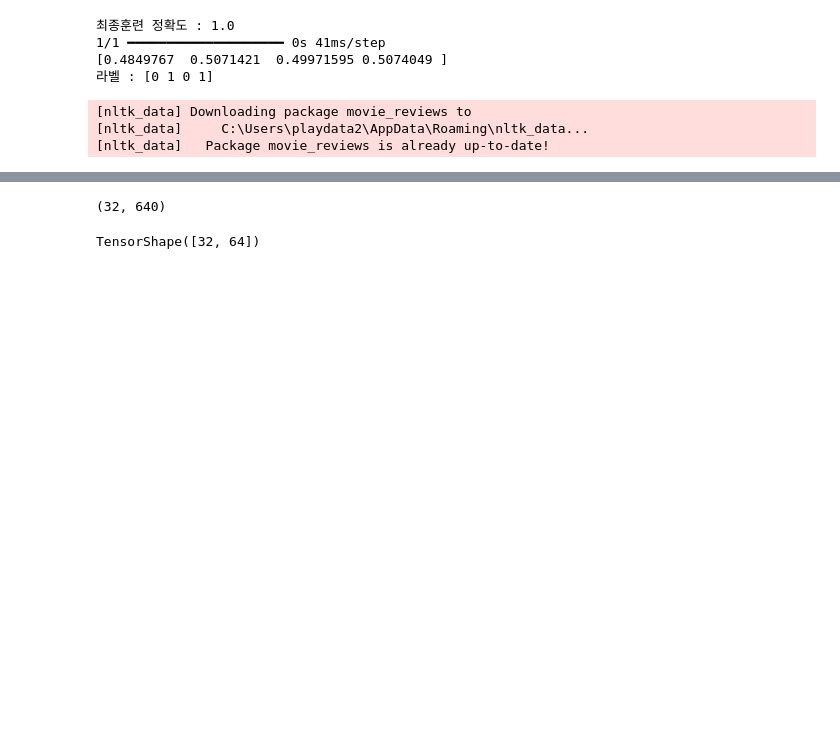
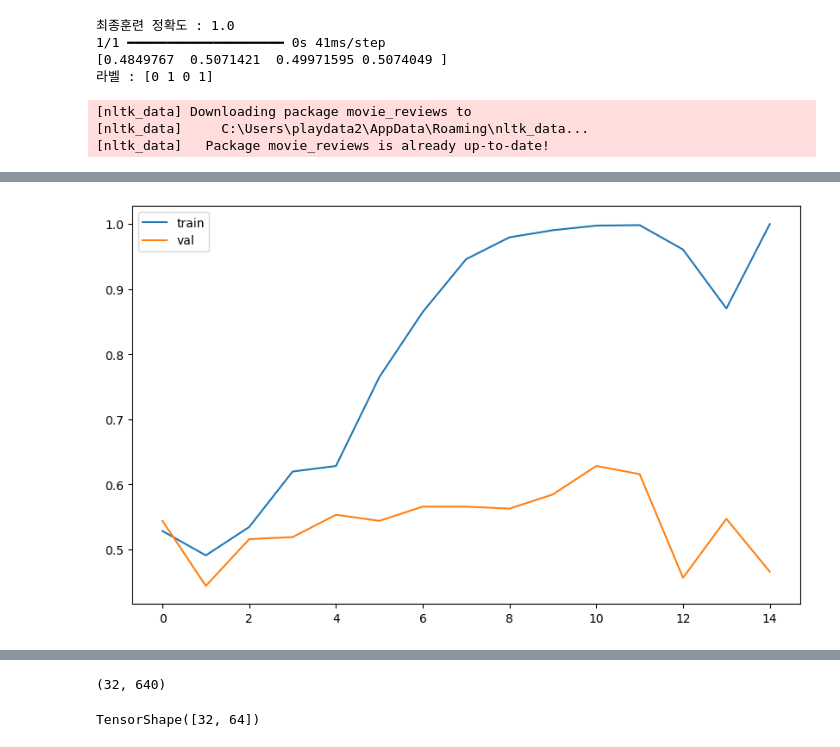
Before and after one commit to pia222sk20/LLM, a Jupyter notebook: ch12/01.ipynb, the cells around one changed output, grey strips where cells are left out. Drawn from its saved outputs; the diff is of its cells as text; code cells hidden in the pictures; blank space fills up the shorter version.

```diff
--- a/ch12/01.ipynb
+++ b/ch12/01.ipynb
@@ -206,7 +206,7 @@ model.compile(optimizer=adam, loss='binary_crossentropy',metrics=['acc'])
 import tensorflow as  tf
 es = tf.keras.callbacks.EarlyStopping(patience=3,restore_best_weights=True)
 # 학습
-model.fit(
+history = model.fit(
     x_train,y_train,epochs=epochs,batch_size=batch_size,validation_split = 0.2
     # ,callbacks=[es]
 )
@@ -223,4 +213,14 @@ Epoch 4/15
 # %%
 # 학습결과 시각화
+import matplotlib.pyplot as plt
+plt.figure(figsize=(10,6))
+plt.plot(history.history['acc'],label='train')
+plt.plot(history.history['val_acc'], label='val')
+plt.legend()
+plt.show()
 # 테스트 평가
+test_loss,  test_acc =  model.evaluate(x_test,y_test)
+print(f'test loss : {test_loss}  test acc : {test_acc}')
 # 임의의 데이터로 예측
+# %% [output]
+[figure, added]
```
Also changed, not shown: parts of 2 cells of this notebook.
